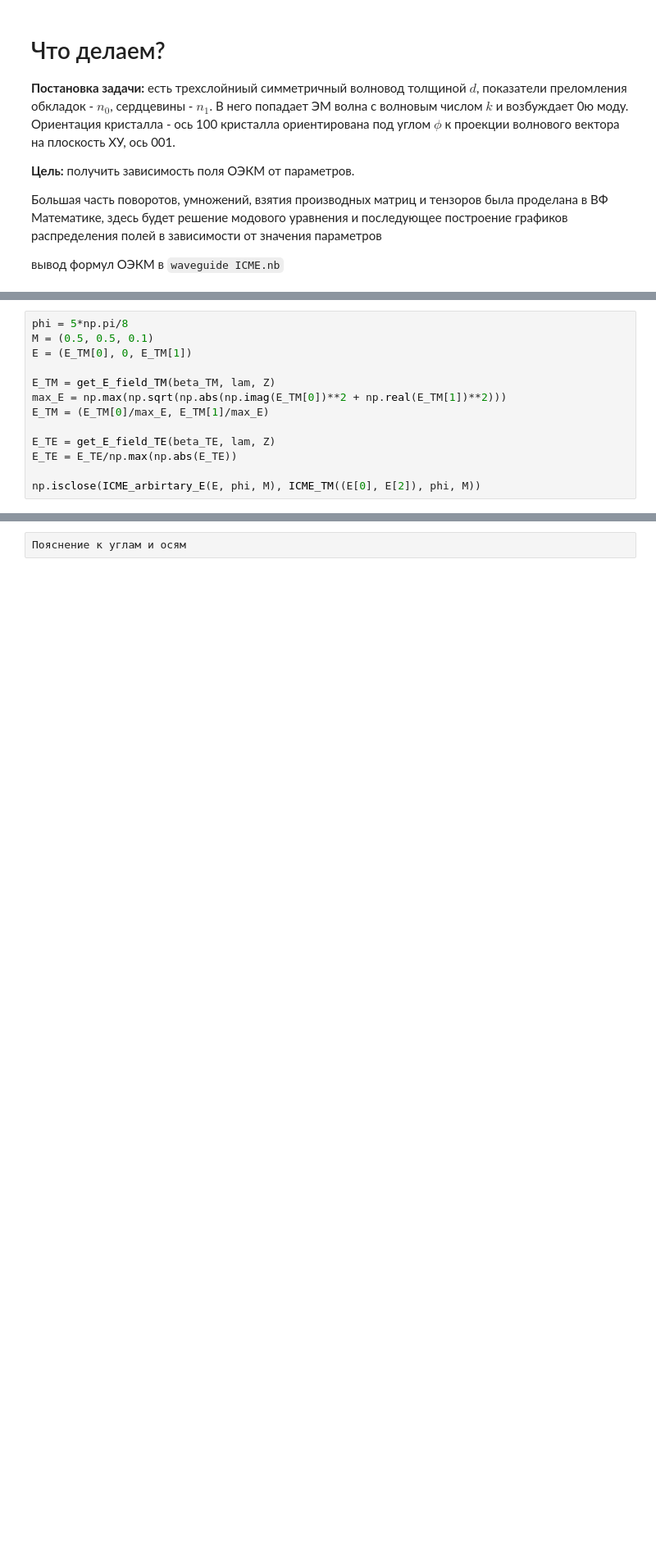
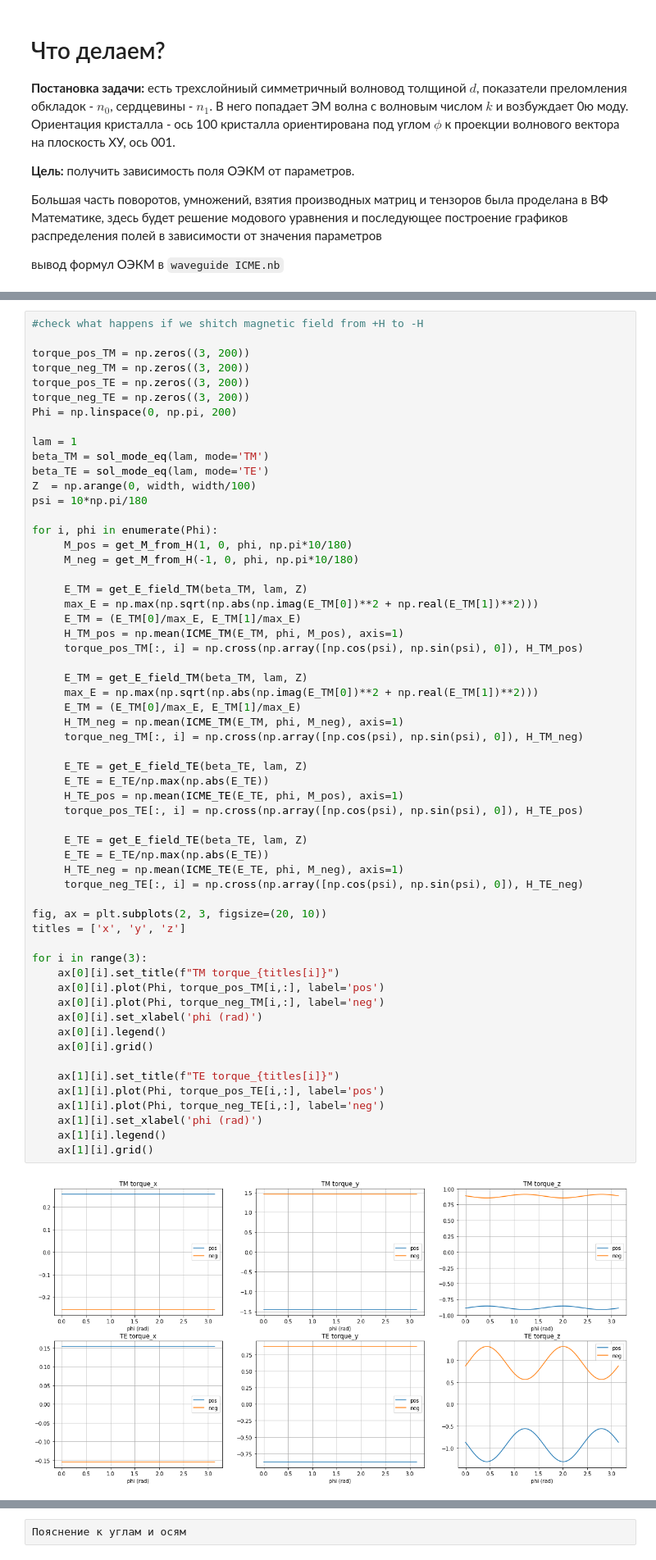
Before and after one commit to Semyonov-as/Python_Modelling, a Jupyter notebook: Waveguide_ICME.ipynb, the cells around one changed output, grey strips where cells are left out. Shown: that part at 82% size. Drawn from its saved outputs; the diff is of its cells as text; blank space fills up the shorter version.

```diff
--- a/Waveguide_ICME.ipynb
+++ b/Waveguide_ICME.ipynb
@@ -203,13 +159,0 @@ E_TM[0][mask[0] != True][:10], E_TM[1][mask[0] != True][:10]
-# %%
-phi = 5*np.pi/8
-M = (0.5, 0.5, 0.1)
-E = (E_TM[0], 0, E_TM[1])
-
-E_TM = get_E_field_TM(beta_TM, lam, Z)
-max_E = np.max(np.sqrt(np.abs(np.imag(E_TM[0])**2 + np.real(E_TM[1])**2)))
-E_TM = (E_TM[0]/max_E, E_TM[1]/max_E)
-
-E_TE = get_E_field_TE(beta_TE, lam, Z)
-E_TE = E_TE/np.max(np.abs(E_TE))
-
-np.isclose(ICME_arbirtary_E(E, phi, M), ICME_TM((E[0], E[2]), phi, M))
@@ -377,0 +160,60 @@ TorqueZ_TM[mask != True].shape, mask.shape
+# %%
+#check what happens if we shitch magnetic field from +H to -H
+
+torque_pos_TM = np.zeros((3, 200))
+torque_neg_TM = np.zeros((3, 200))
+torque_pos_TE = np.zeros((3, 200))
+torque_neg_TE = np.zeros((3, 200))
+Phi = np.linspace(0, np.pi, 200)
+
+lam = 1
+beta_TM = sol_mode_eq(lam, mode='TM')
+beta_TE = sol_mode_eq(lam, mode='TE')
+Z  = np.arange(0, width, width/100)
+psi = 10*np.pi/180
+
+for i, phi in enumerate(Phi):
+     M_pos = get_M_from_H(1, 0, phi, np.pi*10/180)
+     M_neg = get_M_from_H(-1, 0, phi, np.pi*10/180)
+
+     E_TM = get_E_field_TM(beta_TM, lam, Z)
+     max_E = np.max(np.sqrt(np.abs(np.imag(E_TM[0])**2 + np.real(E_TM[1])**2)))
+     E_TM = (E_TM[0]/max_E, E_TM[1]/max_E)
+     H_TM_pos = np.mean(ICME_TM(E_TM, phi, M_pos), axis=1)
+     torque_pos_TM[:, i] = np.cross(np.array([np.cos(psi), np.sin(psi), 0]), H_TM_pos)
+
+     E_TM = get_E_field_TM(beta_TM, lam, Z)
+     max_E = np.max(np.sqrt(np.abs(np.imag(E_TM[0])**2 + np.real(E_TM[1])**2)))
+     E_TM = (E_TM[0]/max_E, E_TM[1]/max_E)
+     H_TM_neg = np.mean(ICME_TM(E_TM, phi, M_neg), axis=1)
+     torque_neg_TM[:, i] = np.cross(np.array([np.cos(psi), np.sin(psi), 0]), H_TM_neg)
+
+     E_TE = get_E_field_TE(beta_TE, lam, Z)
+     E_TE = E_TE/np.max(np.abs(E_TE))
+     H_TE_pos = np.mean(ICME_TE(E_TE, phi, M_pos), axis=1)
+     torque_pos_TE[:, i] = np.cross(np.array([np.cos(psi), np.sin(psi), 0]), H_TE_pos)
+
+     E_TE = get_E_field_TE(beta_TE, lam, Z)
+     E_TE = E_TE/np.max(np.abs(E_TE))
+     H_TE_neg = np.mean(ICME_TE(E_TE, phi, M_neg), axis=1)
+     torque_neg_TE[:, i] = np.cross(np.array([np.cos(psi), np.sin(psi), 0]), H_TE_neg)
+
+fig, ax = plt.subplots(2, 3, figsize=(20, 10))
+titles = ['x', 'y', 'z']
+
+for i in range(3):
+    ax[0][i].set_title(f"TM torque_{titles[i]}")
+    ax[0][i].plot(Phi, torque_pos_TM[i,:], label='pos')
+    ax[0][i].plot(Phi, torque_neg_TM[i,:], label='neg')
+    ax[0][i].set_xlabel('phi (rad)')
+    ax[0][i].legend()
+    ax[0][i].grid()
+
+    ax[1][i].set_title(f"TE torque_{titles[i]}")
+    ax[1][i].plot(Phi, torque_pos_TE[i,:], label='pos')
+    ax[1][i].plot(Phi, torque_neg_TE[i,:], label='neg')
+    ax[1][i].set_xlabel('phi (rad)')
+    ax[1][i].legend()
+    ax[1][i].grid()
+# %% [output]
+[figure, added]
```
Also changed, not shown: parts of 14 cells of this notebook, 8 other files.
